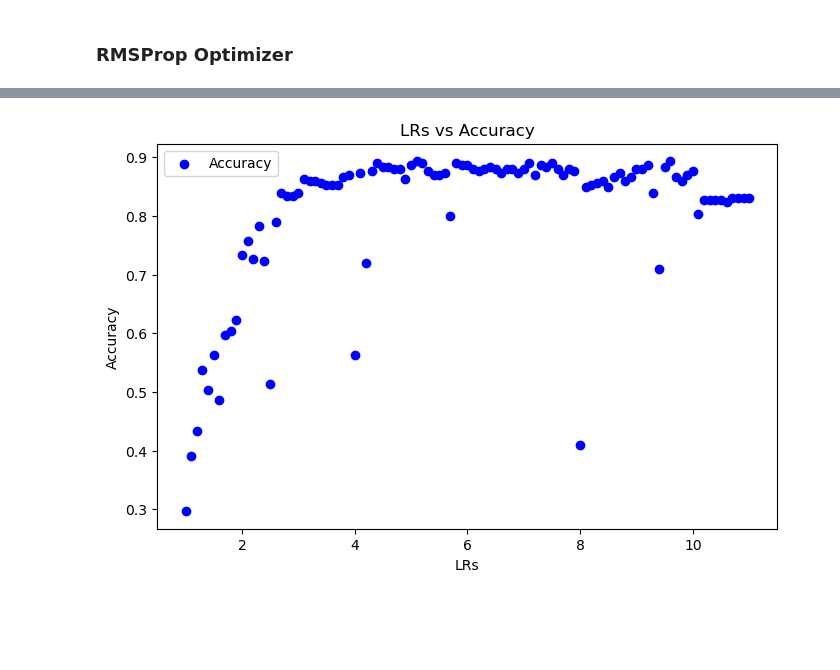
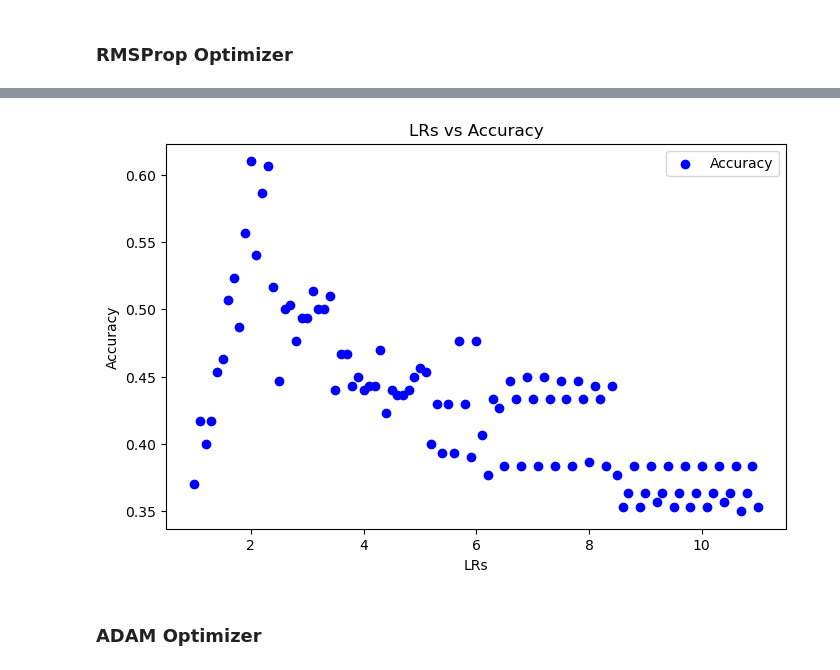
Before and after one commit to snehaldutta/NeuralNets, a Jupyter notebook: NNetsPipeline.ipynb, the cells around one changed output, grey strips where cells are left out. Cells and saved outputs as stored; diff of their text form; code cells hidden in the pictures; blank space fills up the shorter version.

```diff
--- a/NNetsPipeline.ipynb
+++ b/NNetsPipeline.ipynb
@@ -579,8 +579,8 @@ class Optimizer_RMSProp:
             layer.weights_cache = np.zeros_like(layer.weights)
             layer.bias_cache = np.zeros_like(layer.bias)
 
-        layer.weights_cache += self.rho*layer.weights_cache + (1-self.rho)*layer.dweights**2
-        layer.bias_cache += self.rho*layer.bias_cache + (1-self.rho)*layer.dbiases**2
+        layer.weights_cache = self.rho*layer.weights_cache + (1-self.rho)*layer.dweights**2
+        layer.bias_cache = self.rho*layer.bias_cache + (1-self.rho)*layer.dbiases**2
 
         layer.weights += -self.curr_learning_rate*layer.dweights/(np.sqrt(layer.weights_cache+self.epsilion))
         layer.bias += -self.curr_learning_rate*layer.dbiases/(np.sqrt(layer.bias_cache+self.epsilion))
@@ -594,7 +594,7 @@ activation_layer_1 = activateReLu()
 
 layer2 = Dense(64,3)
 loss_activation = Softmax_Categorical_Loss()
-optim = Optimizer_Adagrad(learning_rate=1.0,decay=1e-3)
+optim = Optimizer_RMSProp(learning_rate=1.0,decay=1e-3)
 
 lrs = []
 accuracies = []
@@ -670 +670,3 @@ epoch: 10000, acc: 0.830, loss: 0.349,lr: 10.999
-[figure, old version]
+[figure, new version]
+# %% [markdown]
+### ADAM Optimizer ###
```
Also changed, not shown: parts of 7 cells of this notebook.
